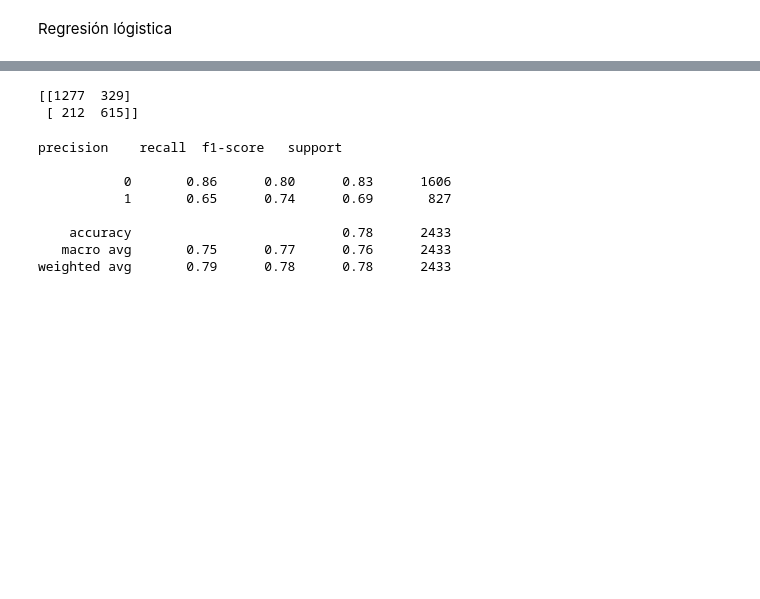
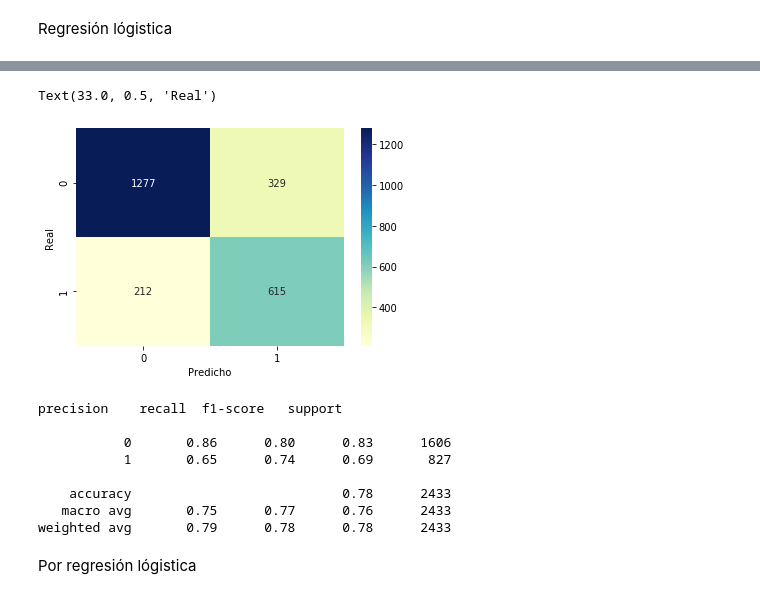
Before and after one commit to ollumope/CRP_TrabajoFinalOptometriaMed, a Jupyter notebook: Optometria.ipynb, the cells around one changed output, grey strips where cells are left out. Drawn from its saved outputs; the diff is of its cells as text; code cells hidden in the pictures; blank space fills up the shorter version.

```diff
--- a/Optometria.ipynb
+++ b/Optometria.ipynb
@@ -835,9 +797,11 @@ Accuracy del clasificador logistico para los datos de prueba: 0.78
-# %%
-confusion_matrix = confusion_matrix(y_test_ast, y_pred_log)
-print(confusion_matrix)
-# %% [output]
-[[1277  329]
- [ 212  615]]
+# %%
+rlog_cm = confusion_matrix(y_test_ast, y_pred_log)
+sn.heatmap(rlog_cm, fmt='', annot = True, cmap = 'YlGnBu')
+plt.xlabel('Predicho')
+plt.ylabel('Real')
+# %% [output]
+Text(33.0, 0.5, 'Real')
+[figure, added]
 # %%
 print(classification_report(y_test_ast, y_pred_log))
 # %% [output]
@@ -849,3 +813,5 @@ precision    recall  f1-score   support
     accuracy                           0.78      2433
    macro avg       0.75      0.77      0.76      2433
 weighted avg       0.79      0.78      0.78      2433
+# %% [markdown]
+Por regresión lógistica
```
Also changed, not shown: parts of 30 cells of this notebook.
